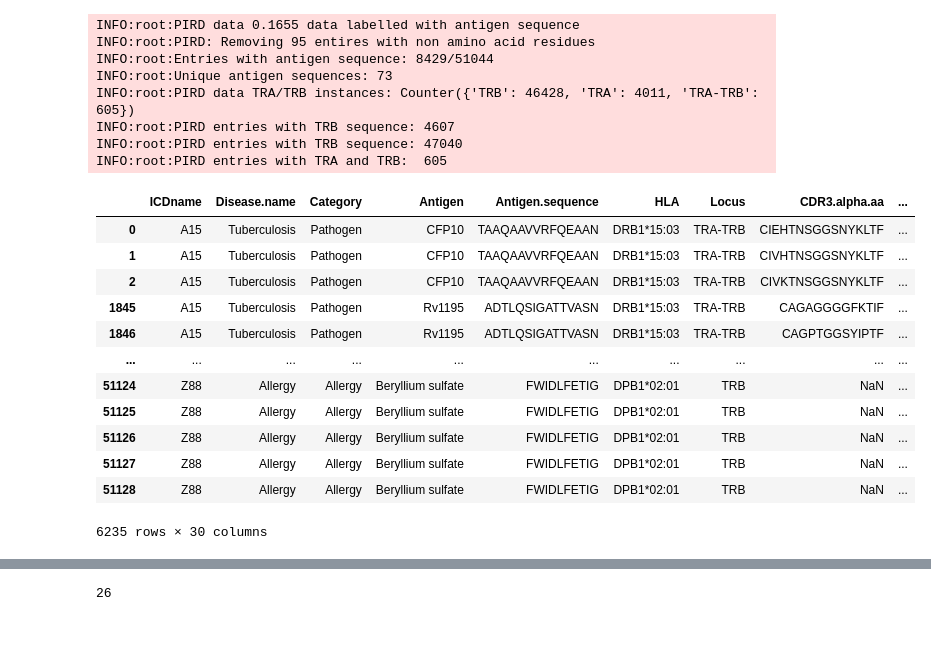
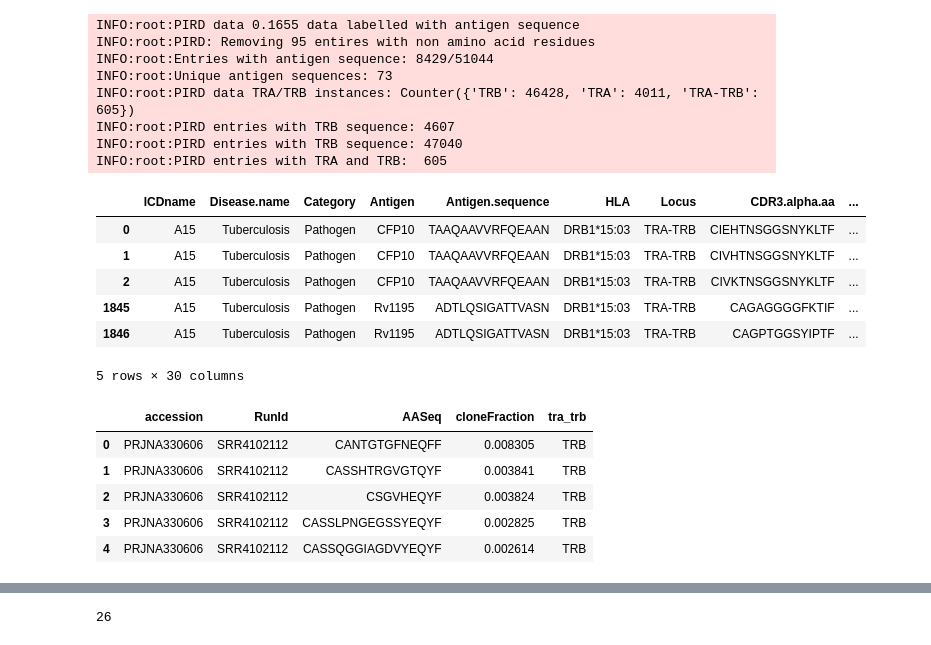
Before and after one commit to wukevin/tcr-bert, a Jupyter notebook: jupyter/antigen_cv_convnet_baseline.ipynb, the cells around one changed output, grey strips where cells are left out. Saved outputs shown, nothing was run; the diff lists cells and outputs as text; code cells hidden in the pictures.

```diff
--- a/jupyter/antigen_cv_convnet_baseline.ipynb
+++ b/jupyter/antigen_cv_convnet_baseline.ipynb
@@ -58,28 +33,33 @@ assert os.path.isdir(PLOT_DIR)
 # %%
 # Load in the PIRD dataset
 pird_data = dl.load_pird(with_antigen_only=True)
 pird_data = pird_data.loc[~pd.isnull(pird_data['CDR3.beta.aa'])]
-pird_data
+pird_data.head()
 # %% [output]
 INFO:root:PIRD data 0.1655 data labelled with antigen sequence
 INFO:root:PIRD: Removing 95 entires with non amino acid residues
 INFO:root:Entries with antigen sequence: 8429/51044
 INFO:root:Unique antigen sequences: 73
 INFO:root:PIRD data TRA/TRB instances: Counter({'TRB': 46428, 'TRA': 4011, 'TRA-TRB': 605})
 INFO:root:PIRD entries with TRB sequence: 4607
 INFO:root:PIRD entries with TRB sequence: 47040
 INFO:root:PIRD entries with TRA and TRB:  605
 |  | ICDname | Disease.name | Category | Antigen | Antigen.sequence | HLA | Locus | CDR3.alpha.aa | ... |
 | 0 | A15 | Tuberculosis | Pathogen | CFP10 | TAAQAAVVRFQEAAN | DRB1*15:03 | TRA-TRB | CIEHTNSGGSNYKLTF | ... |
 | 1 | A15 | Tuberculosis | Pathogen | CFP10 | TAAQAAVVRFQEAAN | DRB1*15:03 | TRA-TRB | CIVHTNSGGSNYKLTF | ... |
 | 2 | A15 | Tuberculosis | Pathogen | CFP10 | TAAQAAVVRFQEAAN | DRB1*15:03 | TRA-TRB | CIVKTNSGGSNYKLTF | ... |
 | 1845 | A15 | Tuberculosis | Pathogen | Rv1195 | ADTLQSIGATTVASN | DRB1*15:03 | TRA-TRB | CAGAGGGGFKTIF | ... |
 | 1846 | A15 | Tuberculosis | Pathogen | Rv1195 | ADTLQSIGATTVASN | DRB1*15:03 | TRA-TRB | CAGPTGGSYIPTF | ... |
-| ... | ... | ... | ... | ... | ... | ... | ... | ... | ... |
-| 51124 | Z88 | Allergy | Allergy | Beryllium sulfate | FWIDLFETIG | DPB1*02:01 | TRB | NaN | ... |
-| 51125 | Z88 | Allergy | Allergy | Beryllium sulfate | FWIDLFETIG | DPB1*02:01 | TRB | NaN | ... |
-| 51126 | Z88 | Allergy | Allergy | Beryllium sulfate | FWIDLFETIG | DPB1*02:01 | TRB | NaN | ... |
-| 51127 | Z88 | Allergy | Allergy | Beryllium sulfate | FWIDLFETIG | DPB1*02:01 | TRB | NaN | ... |
-| 51128 | Z88 | Allergy | Allergy | Beryllium sulfate | FWIDLFETIG | DPB1*02:01 | TRB | NaN | ... |
-6235 rows × 30 columns
+5 rows × 30 columns
+# %%
+tcrdb_data = dl.load_tcrdb()
+tcrdb_data = tcrdb_data.loc[tcrdb_data['tra_trb'] == 'TRB']
+tcrdb_data.head()
+# %% [output]
+|  | accession | RunId | AASeq | cloneFraction | tra_trb |
+| 0 | PRJNA330606 | SRR4102112 | CANTGTGFNEQFF | 0.008305 | TRB |
+| 1 | PRJNA330606 | SRR4102112 | CASSHTRGVGTQYF | 0.003841 | TRB |
+| 2 | PRJNA330606 | SRR4102112 | CSGVHEQYF | 0.003824 | TRB |
+| 3 | PRJNA330606 | SRR4102112 | CASSLPNGEGSSYEQYF | 0.002825 | TRB |
+| 4 | PRJNA330606 | SRR4102112 | CASSQGGIAGDVYEQYF | 0.002614 | TRB |
 # %%
```
Also changed, not shown: parts of 4 cells of this notebook, 2 other files.
